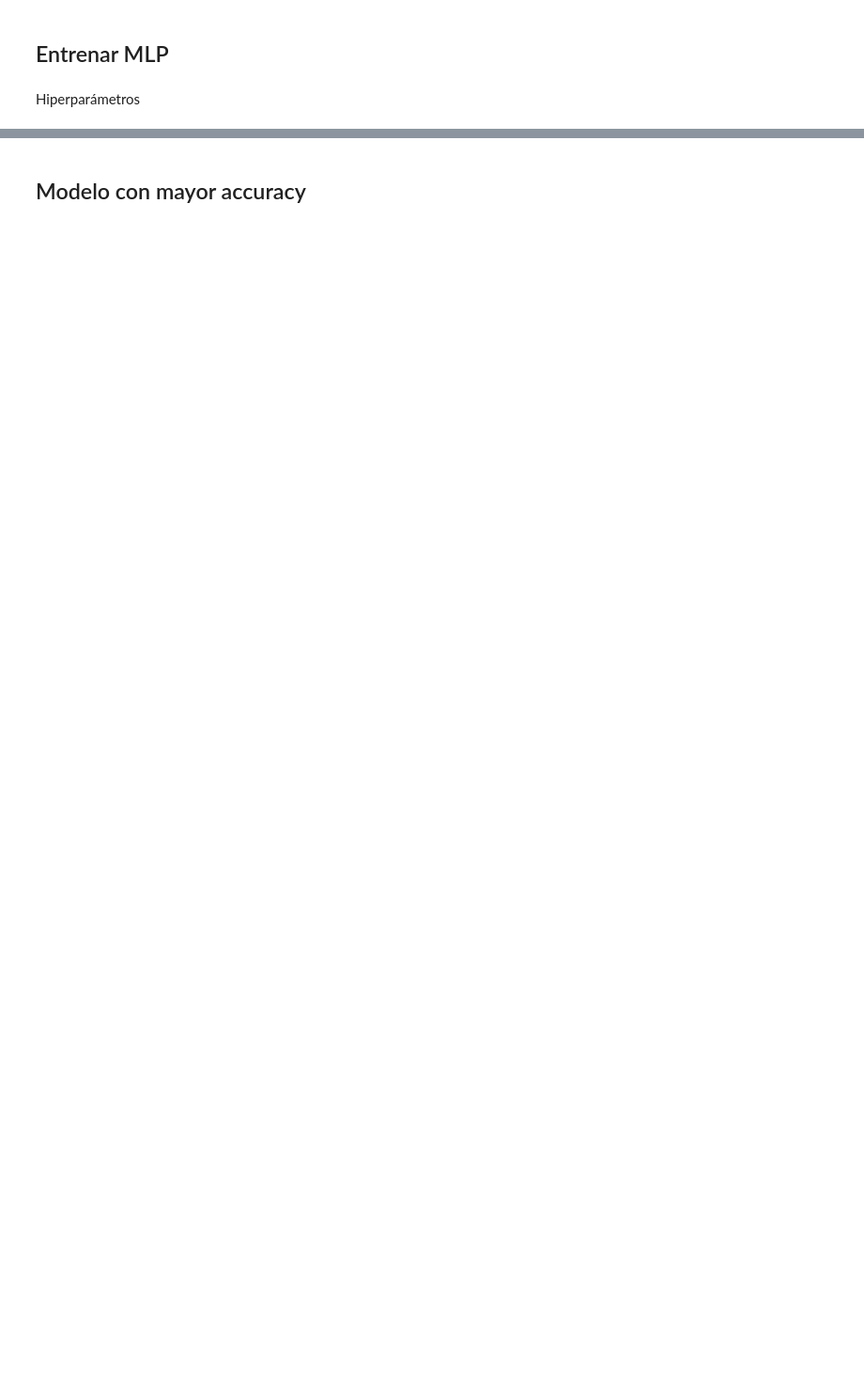
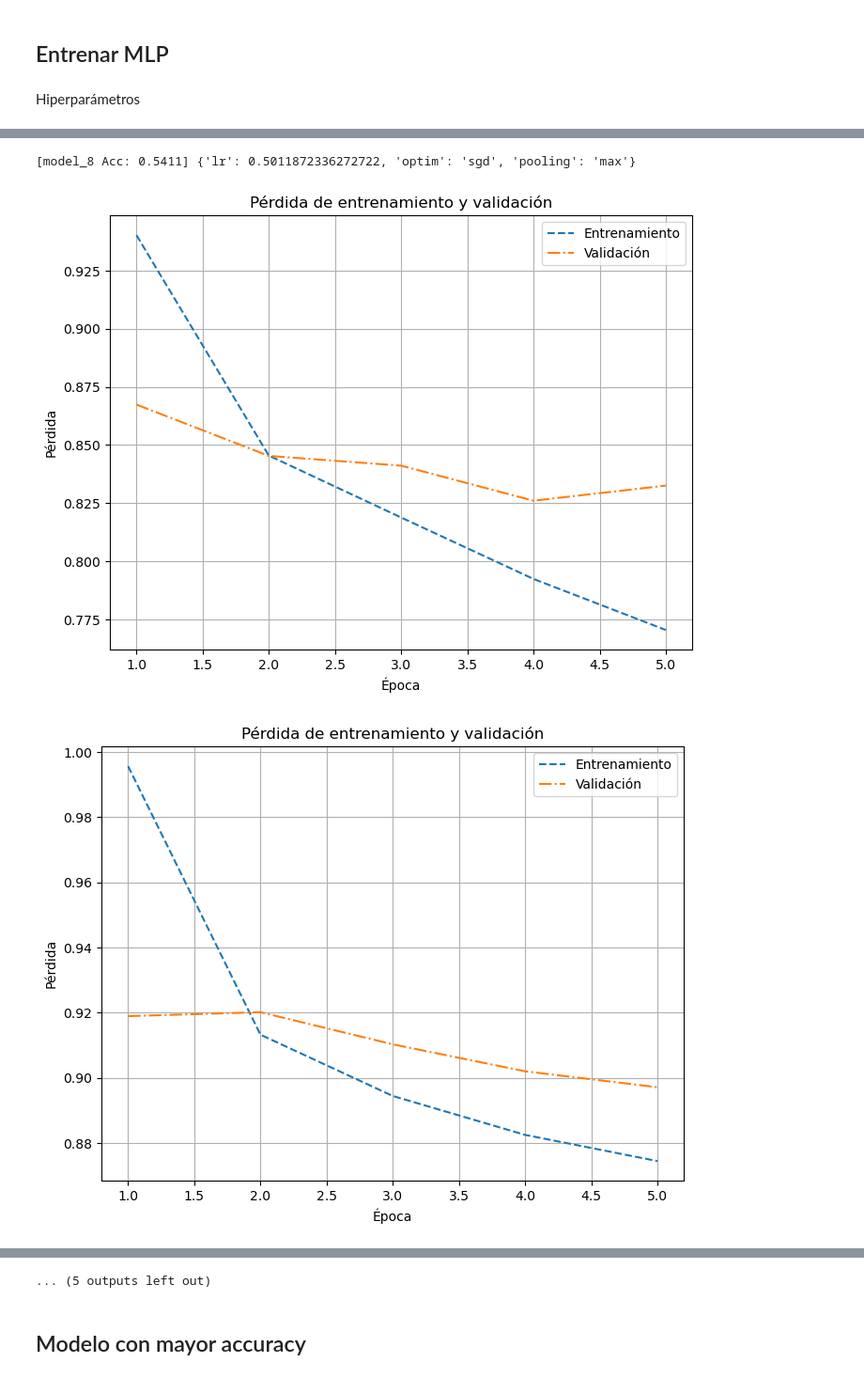
Before and after one commit to diegourielvr/sentiment_analysis, a Jupyter notebook: notebooks/tiktok/07_MLP_tiktok.ipynb, the cells around one changed output, grey strips where cells are left out. Shown: that part at 94% size. Saved outputs shown, nothing was run; the diff lists cells and outputs as text; code cells hidden in the pictures; blank space fills up the shorter version.

Commit message:
refactor modelos basados en redes neuronales tiktok + twitter

```diff
--- a/notebooks/tiktok/07_MLP_tiktok.ipynb
+++ b/notebooks/tiktok/07_MLP_tiktok.ipynb
@@ -9,7 +9,7 @@ module_path = os.path.abspath(os.path.join('../..'))
 if module_path not in sys.path:
     sys.path.append(module_path)
 # %%
-from src.trainers.utils import build_datasets, save_metrics, set_seed
+from src.trainers.utils import build_datasets, set_seed
 from constants.constants_tiktok import TIKTOK_DATASET_SENTENCES
 
 set_seed()
@@ -19,7 +19,7 @@ dataset_train, dataset_test, dataset_val = build_datasets(
     test_size=0.3,
     val_size=0.5, # 0.5 de 0.3
     random_state=42,
-    undersampling=False
+    undersampling=True
 )
 print(dataset_train.shape)
 print(dataset_test.shape)
@@ -66,31 +87,37 @@ model_args.dropout = 0.20
 # %%
-import os
 from src.trainers.train_mlp import train_mlp
-from src.trainers.utils import show_loss_val_curves, save_model_torch
-from constants.constants_tiktok import MLP_SWEM_LOSS_CURVES_DIR, MLP_SWEM_MODEL_PATH, TIKTOK_MLP_SWEM_METRICS_PATH
+from src.trainers.utils import save_metrics, show_loss_val_curves, save_model_torch
+from constants.constants_tiktok import MLP_LOSS_CURVES_DIR, MLP_MODEL_DIR, MLP_METRICS_PATH, EMBEDDING_W2V_TIKTOK_SENTENCES_PATH
 
 best_accuracy = -1
-for pooling in list_pooling:
-    for optim in list_optim:
-        for lr in list_lr:
-            model, metrics, train_losses, val_losses = train_mlp(
-                dataset_train=dataset_train_tokenized,
-                dataset_val=dataset_val_tokenized,
-                embeddings_path=EMBEDDING_W2V_TIKTOK_SENTENCES_PATH,
-                model_args=model_args,
-                early_stopping = EarlyStopping(patience, min_delta),
-                batch_size=batch_size,
-                lr=lr,
-                epochs=epochs,
-                optim=optim,
-                pooling=pooling,
-                use_class_weights=True
-            )
-            print(f"[MLP {pooling} {optim} {lr:.5f}] acc: {metrics['accuracy']:.4f}")
-            save_metrics(metrics, TIKTOK_MLP_SWEM_METRICS_PATH)
-            title = f"MLP_SWEM_{metrics['pooling']}_{metrics['optim']} {'-'.join(str(lr).split('.'))}"
-            path = os.path.join(MLP_SWEM_LOSS_CURVES_DIR, f"{title}.png")
-            show_loss_val_curves(train_losses, val_losses, len(train_losses), path)
-            if metrics['accuracy'] > best_accuracy:
-                best_accuracy = metrics['accuracy']
-                save_model_torch(model.get_model(), MLP_SWEM_MODEL_PATH)
+for idx, param in enumerate(combinaciones, 1):
+	model, metrics, train_losses, val_losses = train_mlp(
+		dataset_train=dataset_train_tokenized,
+    	dataset_val=dataset_val_tokenized,
+    	embeddings_path=EMBEDDING_W2V_TIKTOK_SENTENCES_PATH,
+    	model_args=model_args,
+    	early_stopping = EarlyStopping(patience, min_delta),
+    	batch_size=hp['batch_size'],
+    	lr=param['lr'],
+    	epochs=epochs,
+    	optim=param['optim'],
+    	pooling=param['pooling']
+  	)
+
+	metrics['name'] = f"model_{idx}"
+	print(f"[{metrics['name']} Acc: {metrics['accuracy']:.4f}] {param}")
+	save_metrics(metrics, MLP_METRICS_PATH)
+
+	hp['pooling'] = param['pooling']
+	model_args['input_size'] = metrics['embedding_dim']
+	save_model_torch(model.get_model(), model_args, hp, os.path.join(MLP_MODEL_DIR, f"{metrics['name']}.pt"))
+
+	title = f"Pérdida de entrenamiento y validación"
+	path = os.path.join(MLP_LOSS_CURVES_DIR, f"{metrics['name']}.png")
+	show_loss_val_curves(train_losses, val_losses, len(train_losses), title, path)
+
+	if metrics['accuracy'] > best_accuracy:
+		best_accuracy = metrics['accuracy']
+		print(f"New best accuracy ({metrics['name']})\n")
+		save_model_torch(model.get_model(), model_args, hp, os.path.join(MLP_MODEL_DIR, "best_model.pt"))
+# %% [output]
@@ -96,0 +143,3 @@ for pooling in list_pooling:
+[model_8 Acc: 0.5411] {'lr': 0.5011872336272722, 'optim': 'sgd', 'pooling': 'max'}
+[figure, added]
+[figure, added]
@@ -97,3 +147,4 @@ for pooling in list_pooling:
+... (5 outputs left out)
 # %% [markdown]
 ## Modelo con mayor accuracy
 # %%
```
Also changed, not shown: parts of 8 cells of this notebook, 13 other files.
